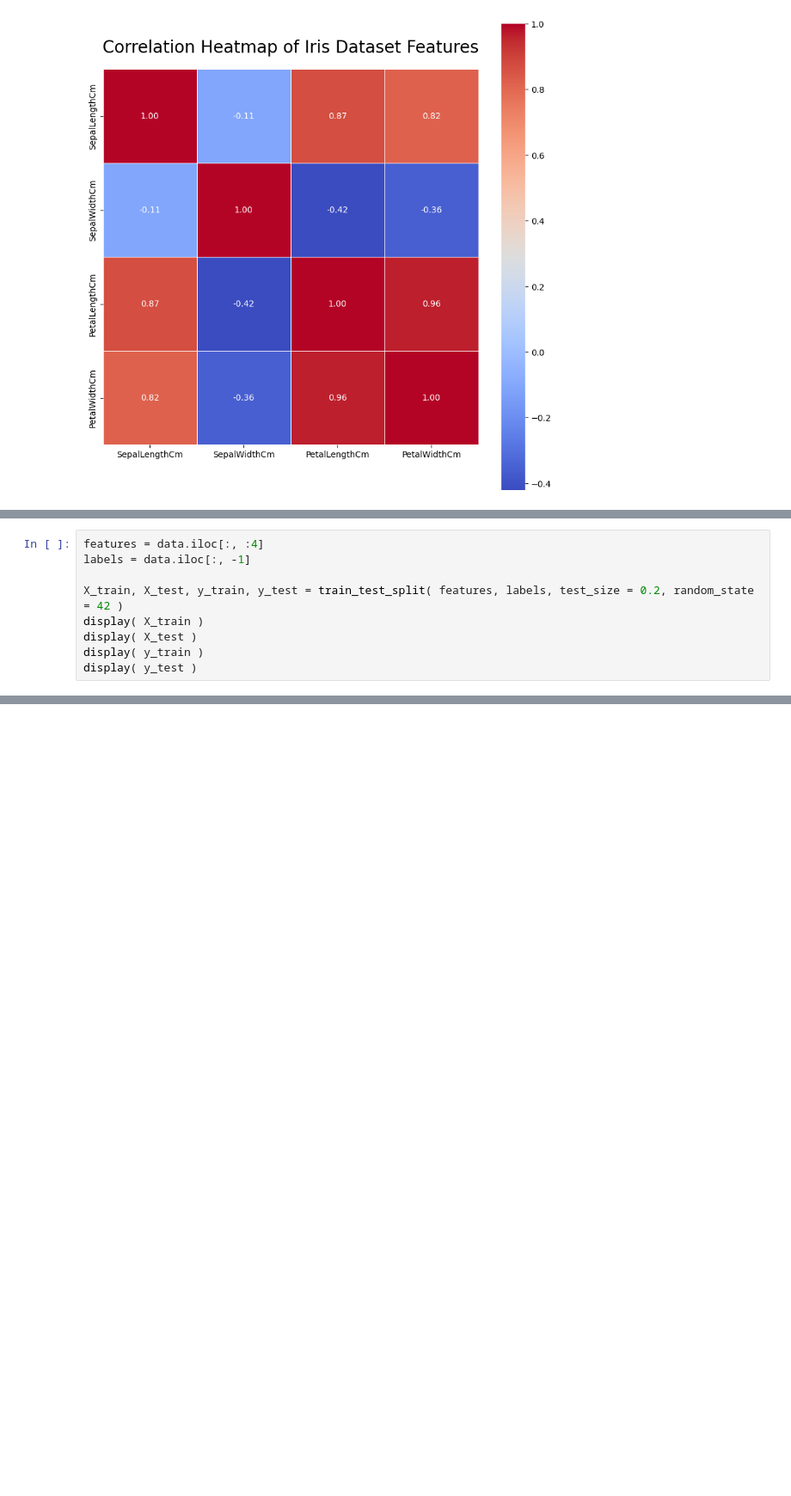
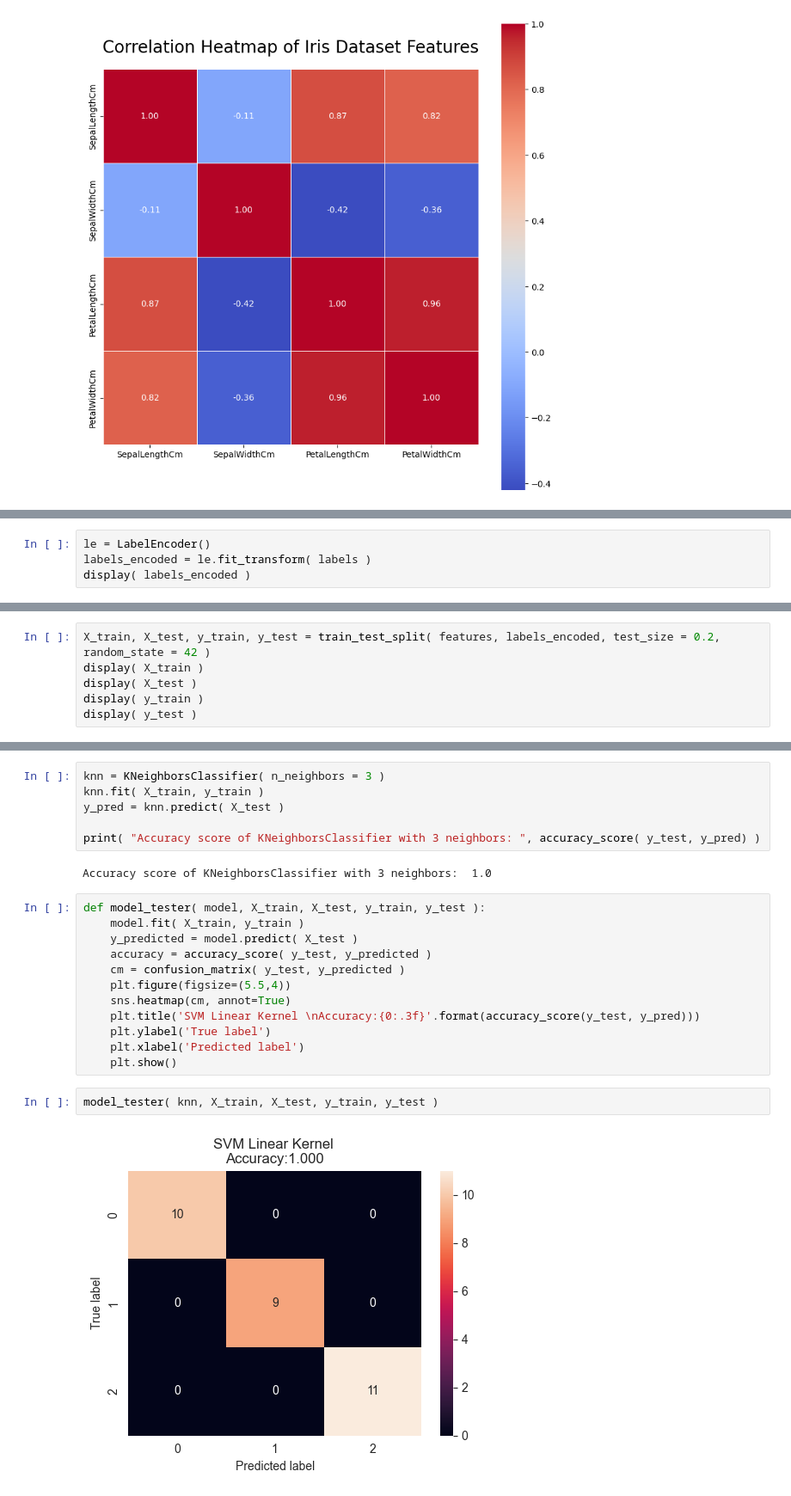
Before and after one commit to gerardmietek/Iris-Flowers-Classification, a Jupyter notebook: Untitled.ipynb, the cells around one changed output, grey strips where cells are left out. Shown: that part at 86% size. Saved outputs shown, nothing was run; the diff lists cells and outputs as text; blank space fills up the shorter version.

Commit message:
function to evaluate models

```diff
--- a/Untitled.ipynb
+++ b/Untitled.ipynb
@@ -232,0 +239,4 @@ plt.show()
+# %%
+le = LabelEncoder()
+labels_encoded = le.fit_transform( labels )
+display( labels_encoded )
@@ -233,8 +251,5 @@ plt.show()
 # %%
-features = data.iloc[:, :4]
-labels = data.iloc[:, -1]
-
-X_train, X_test, y_train, y_test = train_test_split( features, labels, test_size = 0.2, random_state = 42 )
+X_train, X_test, y_train, y_test = train_test_split( features, labels_encoded, test_size = 0.2, random_state = 42 )
 display( X_train )
 display( X_test )
 display( y_train )
@@ -301,0 +296,24 @@ Name: Species, dtype: object
+# %%
+knn = KNeighborsClassifier( n_neighbors = 3 )
+knn.fit( X_train, y_train )
+y_pred = knn.predict( X_test )
+
+print( "Accuracy score of KNeighborsClassifier with 3 neighbors: ", accuracy_score( y_test, y_pred) )
+# %% [output]
+Accuracy score of KNeighborsClassifier with 3 neighbors:  1.0
+# %%
+def model_tester( model, X_train, X_test, y_train, y_test ):
+    model.fit( X_train, y_train )
+    y_predicted = model.predict( X_test )
+    accuracy = accuracy_score( y_test, y_predicted )
+    cm = confusion_matrix( y_test, y_predicted )
+    plt.figure(figsize=(5.5,4))
+    sns.heatmap(cm, annot=True)
+    plt.title('SVM Linear Kernel \nAccuracy:{0:.3f}'.format(accuracy_score(y_test, y_pred)))
+    plt.ylabel('True label')
+    plt.xlabel('Predicted label')
+    plt.show()
+# %%
+model_tester( knn, X_train, X_test, y_train, y_test )
+# %% [output]
+[figure, added]
```
Also changed, not shown: parts of 6 cells of this notebook.
